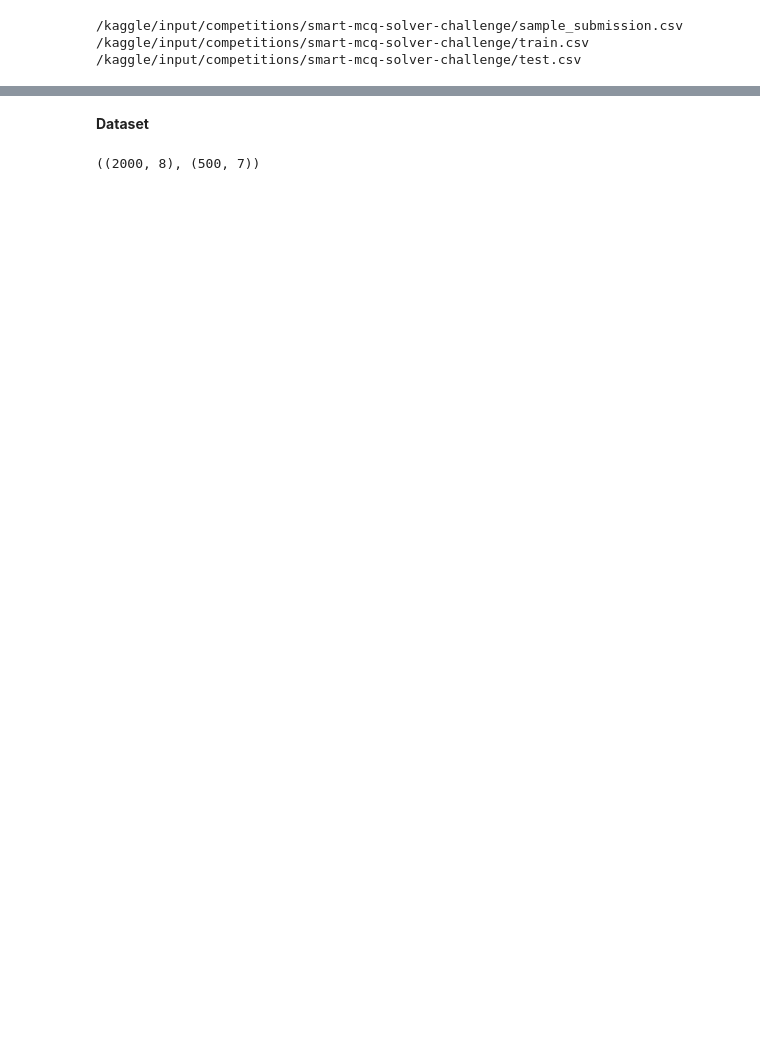
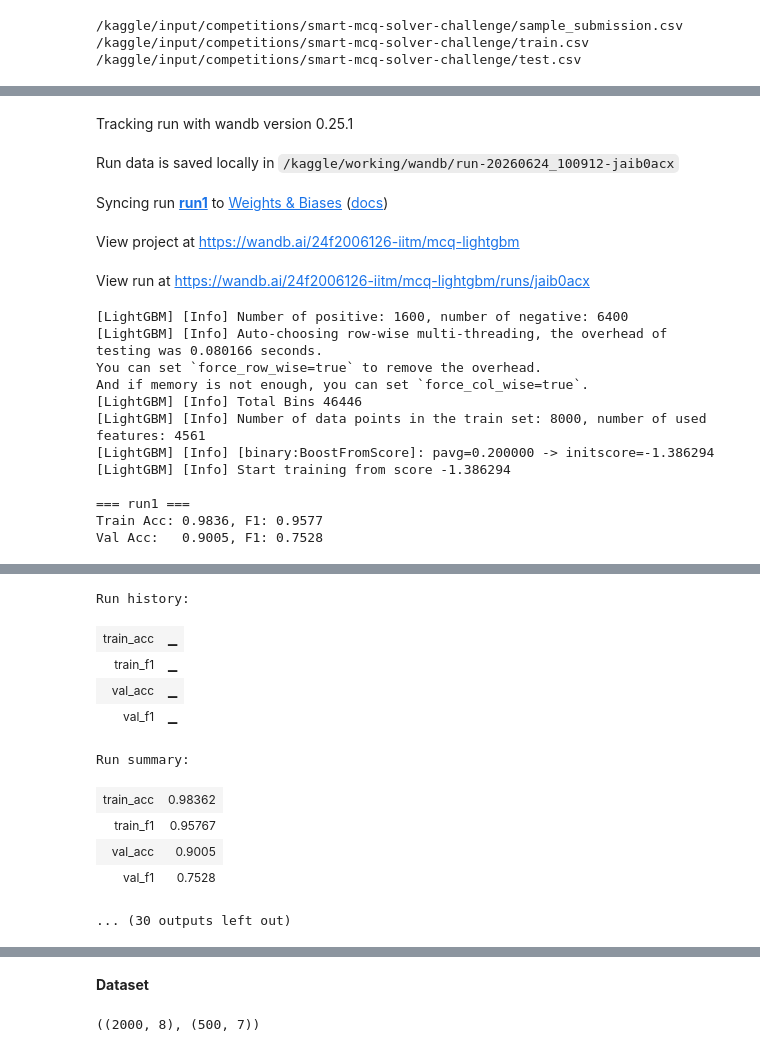
Before and after one commit to 24f2006126-droid/Smart-Mcq-Solver-Challenge, a Jupyter notebook: dl-24f2006126-notebook-t22026.ipynb, the cells around one changed output, grey strips where cells are left out. Drawn from its saved outputs; the diff is of its cells as text; code cells hidden in the pictures; blank space fills up the shorter version.

```diff
--- a/dl-24f2006126-notebook-t22026.ipynb
+++ b/dl-24f2006126-notebook-t22026.ipynb
@@ -28,0 +61,5 @@ import kagglehub
+# %%
+# FIXED COLUMN HANDLING
+QUESTION = "question" if "question" in train.columns else train.columns[0]
+A, B, C, D, E = "A", "B", "C", "D", "E"
+ANSWER = "answer" if "answer" in train.columns else "label"
@@ -28,0 +88,7 @@ import kagglehub
+# %%
+# METRIC
+def evaluate(model, X, y):
+    preds = model.predict(X)
+    acc = accuracy_score(y, preds)
+    f1 = f1_score(y, preds)
+    return acc, f1
@@ -28,0 +127,28 @@ import kagglehub
+# %%
+# SPLIT BY QUESTION (IMPORTANT FIX)
+from sklearn.model_selection import train_test_split
+questions = np.arange(len(train))
+
+train_idx, val_idx = train_test_split(
+    questions,
+    test_size=0.2,
+    random_state=42
+)
+
+train_df = train.iloc[train_idx].reset_index(drop=True)
+val_df = train.iloc[val_idx].reset_index(drop=True)
+
+# BUILD DATA ON SPLITS
+X_train_text, y_train = build_data(train_df)
+X_val_text, y_val = build_data(val_df)
+
+# TF-IDF (SINGLE FIT)
+vectorizer = TfidfVectorizer(max_features=100000, ngram_range=(1, 2))
+
+X_train = vectorizer.fit_transform(X_train_text)
+X_val = vectorizer.transform(X_val_text)
+# %%
+model1 = run_experiment("run1", params1, X_train, y_train, X_val, y_val, vectorizer)
+model2 = run_experiment("run2", params2, X_train, y_train, X_val, y_val, vectorizer)
+model3 = run_experiment("run3", params3, X_train, y_train, X_val, y_val, vectorizer)
+# %% [output]
@@ -28,0 +156,17 @@ import kagglehub
+Tracking run with wandb version 0.25.1
+Run data is saved locally in /kaggle/working/wandb/run-20260624_100912-jaib0acx
+Syncing run run1 to Weights & Biases (docs)
+View project at https://wandb.ai/24f2006126-iitm/mcq-lightgbm
+View run at https://wandb.ai/24f2006126-iitm/mcq-lightgbm/runs/jaib0acx
+[LightGBM] [Info] Number of positive: 1600, number of negative: 6400
+[LightGBM] [Info] Auto-choosing row-wise multi-threading, the overhead of testing was 0.080166 seconds.
+You can set `force_row_wise=true` to remove the overhead.
+And if memory is not enough, you can set `force_col_wise=true`.
+[LightGBM] [Info] Total Bins 46446
+[LightGBM] [Info] Number of data points in the train set: 8000, number of used features: 4561
+[LightGBM] [Info] [binary:BoostFromScore]: pavg=0.200000 -> initscore=-1.386294
+[LightGBM] [Info] Start training from score -1.386294
+
+=== run1 ===
+Train Acc: 0.9836, F1: 0.9577
+Val Acc:   0.9005, F1: 0.7528
@@ -28,0 +174,11 @@ import kagglehub
+Run history:
+| train_acc | ▁ |
+| train_f1 | ▁ |
+| val_acc | ▁ |
+| val_f1 | ▁ |
+Run summary:
+| train_acc | 0.98362 |
+| train_f1 | 0.95767 |
+| val_acc | 0.9005 |
+| val_f1 | 0.7528 |
+... (30 outputs left out)
```
Also changed, not shown: parts of 52 cells of this notebook.
